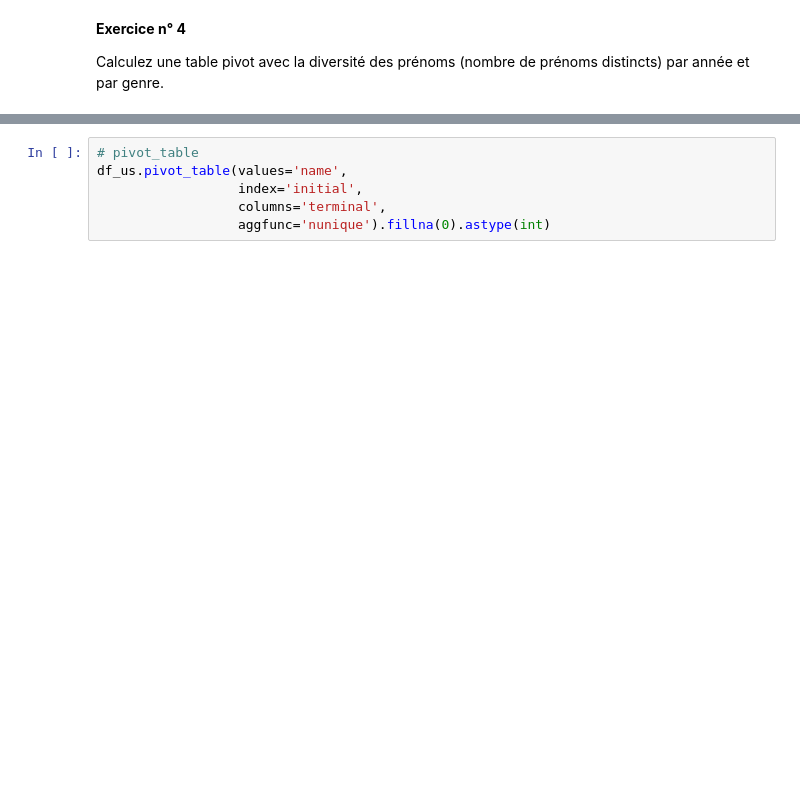
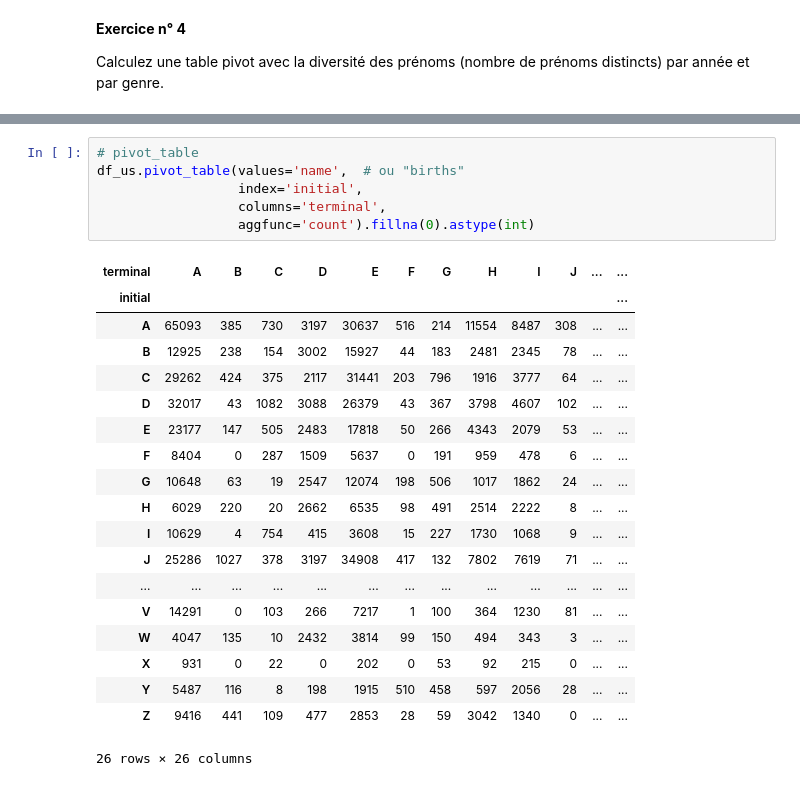
Before and after one commit to cliaigre/Kit-Start-Data, a Jupyter notebook: session5/corrige_projet3_session5.ipynb, the cells around one changed output, grey strips where cells are left out. Saved outputs shown, nothing was run; the diff lists cells and outputs as text; blank space fills up the shorter version.

```diff
--- a/session5/corrige_projet3_session5.ipynb
+++ b/session5/corrige_projet3_session5.ipynb
@@ -443,9 +844,29 @@ pd.crosstab(df_us['initial'], df_us['terminal'], normalize=True, margins=True)*1
 # %%
 # pivot_table
-df_us.pivot_table(values='name',
+df_us.pivot_table(values='name',  # ou "births"
                   index='initial',
                   columns='terminal',
-                  aggfunc='nunique').fillna(0).astype(int)
+                  aggfunc='count').fillna(0).astype(int)
+# %% [output]
+| terminal | A | B | C | D | E | F | G | H | I | J | ... | ... |
+| initial |  |  |  |  |  |  |  |  |  |  |  | ... |
+| A | 65093 | 385 | 730 | 3197 | 30637 | 516 | 214 | 11554 | 8487 | 308 | ... | ... |
+| B | 12925 | 238 | 154 | 3002 | 15927 | 44 | 183 | 2481 | 2345 | 78 | ... | ... |
+| C | 29262 | 424 | 375 | 2117 | 31441 | 203 | 796 | 1916 | 3777 | 64 | ... | ... |
+| D | 32017 | 43 | 1082 | 3088 | 26379 | 43 | 367 | 3798 | 4607 | 102 | ... | ... |
+| E | 23177 | 147 | 505 | 2483 | 17818 | 50 | 266 | 4343 | 2079 | 53 | ... | ... |
+| F | 8404 | 0 | 287 | 1509 | 5637 | 0 | 191 | 959 | 478 | 6 | ... | ... |
+| G | 10648 | 63 | 19 | 2547 | 12074 | 198 | 506 | 1017 | 1862 | 24 | ... | ... |
+| H | 6029 | 220 | 20 | 2662 | 6535 | 98 | 491 | 2514 | 2222 | 8 | ... | ... |
+| I | 10629 | 4 | 754 | 415 | 3608 | 15 | 227 | 1730 | 1068 | 9 | ... | ... |
+| J | 25286 | 1027 | 378 | 3197 | 34908 | 417 | 132 | 7802 | 7619 | 71 | ... | ... |
+| ... | ... | ... | ... | ... | ... | ... | ... | ... | ... | ... | ... | ... |
+| V | 14291 | 0 | 103 | 266 | 7217 | 1 | 100 | 364 | 1230 | 81 | ... | ... |
+| W | 4047 | 135 | 10 | 2432 | 3814 | 99 | 150 | 494 | 343 | 3 | ... | ... |
+| X | 931 | 0 | 22 | 0 | 202 | 0 | 53 | 92 | 215 | 0 | ... | ... |
+| Y | 5487 | 116 | 8 | 198 | 1915 | 510 | 458 | 597 | 2056 | 28 | ... | ... |
+| Z | 9416 | 441 | 109 | 477 | 2853 | 28 | 59 | 3042 | 1340 | 0 | ... | ... |
+26 rows × 26 columns
 # %%
 # Z x Z
 df_us.loc[(df_us['initial'] == 'Z') & (df_us['terminal'] == 'Z')]
```
Also changed, not shown: parts of 48 cells of this notebook, 1 other file.
